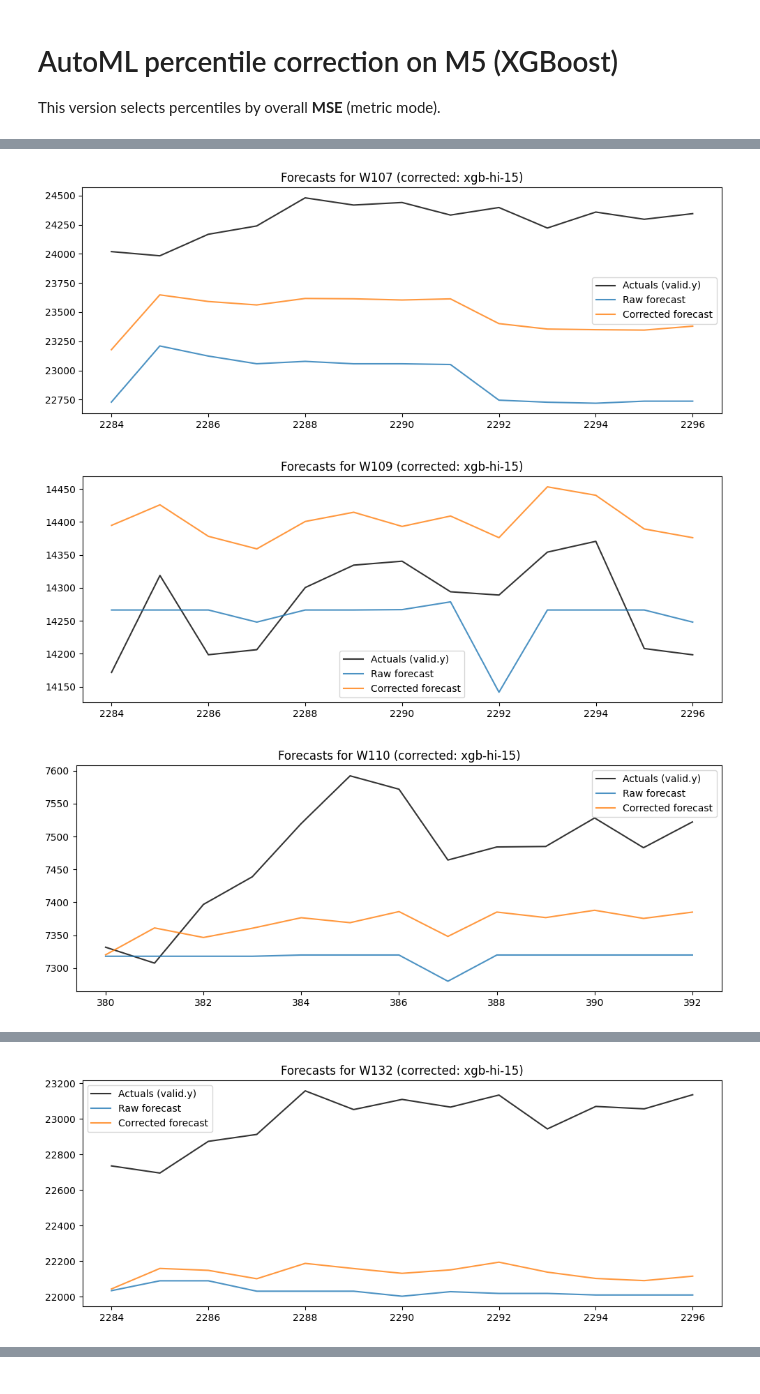
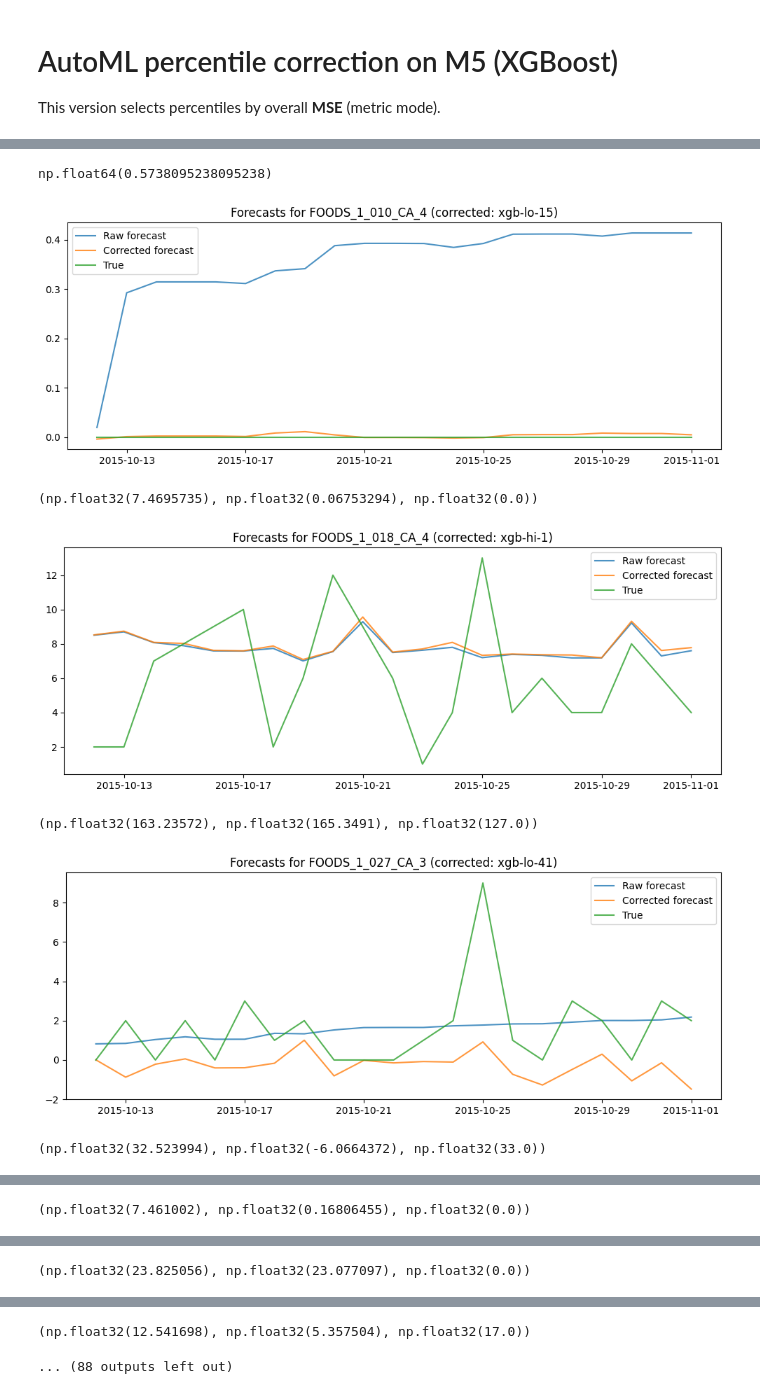
Before and after one commit to janrth/mlforecast, a Jupyter notebook: mlforecast/automl_percentile_correction_m5.ipynb, the cells around one changed output, grey strips where cells are left out. Saved outputs shown, nothing was run; the diff lists cells and outputs as text; code cells hidden in the pictures.

```diff
--- a/mlforecast/automl_percentile_correction_m5.ipynb
+++ b/mlforecast/automl_percentile_correction_m5.ipynb
@@ -6,25 +6,25 @@ This version selects percentiles by overall **MSE** (metric mode).
 import numpy as np
 import pandas as pd
 from scipy import stats
-from utilsforecast.losses import mse, rmse
-
 from datasetsforecast.m5 import M5
 from mlforecast.auto import xgboost_space
 import optuna
 
-def eval_metrics(valid_df: pd.DataFrame, preds_df: pd.DataFrame, model_col: str) -> dict:
-    merged = valid_df.merge(preds_df, on=['unique_id', 'ds'], how='inner')
-    err = merged[model_col] - merged['y']
+from utilsforecast.losses import rmse, mse, bias, mae
+
+def eval_metrics(valid_df, preds_df, model_col: str):
+    df = valid_df.merge(preds_df, on=["unique_id", "ds"], how="inner")
     return {
-        'rows': len(merged),
-        'rmse': float(np.sqrt(np.mean(np.square(err)))),
-        'mse': float(np.mean(np.square(err))),
-        'bias': float(np.mean(err)),
+        "rows": len(df),
+        "rmse": float(rmse(df, models=[model_col], id_col="unique_id", target_col="y")[model_col].mean()),
+        "mse": float(mse(df, models=[model_col], id_col="unique_id", target_col="y")[model_col].mean()),
+        "bias": float(bias(df, models=[model_col], id_col="unique_id", target_col="y")[model_col].mean()),
+        "mae": float(mae(df, models=[model_col], id_col="unique_id", target_col="y")[model_col].mean()),
     }
 
-def mse_loss(df, train_df):  # train_df is unused here
+def rmse_loss(df, train_df):  # train_df is unused here
     # df has columns: ['unique_id', 'ds', 'cutoff', 'y', 'model']
-    return mse(df, models=['model'], id_col='unique_id', target_col='y')['model'].mean()
+    return rmse(df, models=['model'], id_col='unique_id', target_col='y')['model'].mean()
 # %%
 data_dir = 'data'
 M5.download(data_dir)
@@ -33,14 +33,14 @@ df = Y_df.copy()
 df['ds'] = pd.to_datetime(df['ds'])
 
 # Optional: subsample ids for faster experiments
-MAX_IDS = 5000
+MAX_IDS = 50
 all_ids = df['unique_id'].unique()
 if MAX_IDS is not None and len(all_ids) > MAX_IDS:
     rng = np.random.default_rng(0)
     keep_ids = rng.choice(all_ids, size=MAX_IDS, replace=False)
     df = df[df['unique_id'].isin(keep_ids)].copy()
 
-h = 28
+h = 7
 season_length = 7
 
 # Percentile levels used for correction (customizable)
@@ -323,36 +489,49 @@ t = 0.006326560092236827 p = 0.9949523042838517
+# %%
+np.mean(share_correction)
+# %% [output]
+np.float64(0.5738095238095238)
 # %%
 import matplotlib.pyplot as plt
 
 name = "xgb"
 corr = auto_corr.percentile_correction_[name]
 corr_ids = list(corr["id_to_col"].keys())
 
 # raw predictions WITH the needed percentile columns
 raw_preds = auto_corr.models_[name].predict(
     h=h,
     level=corr["levels"],  # make sure percentile cols exist
 )
 
 # corrected predictions (auto_corr.predict applies correction)
 corr_preds = auto_corr.predict(h=h)
 
-for uid in corr_ids[0:10]:
+for uid in corr_ids[0:50]:
     raw_uid = raw_preds[raw_preds["unique_id"] == uid]
     corr_uid = corr_preds[corr_preds["unique_id"] == uid]
-    valid_uid = valid[valid["unique_id"] == uid]
+    test_uid = test_i[test_i["unique_id"] == uid]
+    # valid_uid = valid[valid["unique_id"] == uid]
 
-    if raw_uid.empty or corr_uid.empty or valid_uid.empty:
-        continue
+    #if raw_uid.empty or corr_uid.empty or valid_uid.empty:
+    #    continue
 
     plt.figure(figsize=(10, 4))
-    plt.plot(valid_uid["ds"], valid_uid["y"], label="Actuals (valid.y)", color="black", alpha=0.8)
+    # plt.plot(valid_uid["ds"], valid_uid["y"], label="Actuals (valid.y)", color="black", alpha=0.8)
     plt.plot(raw_uid["ds"], raw_uid[name], label="Raw forecast", alpha=0.8)
     plt.plot(corr_uid["ds"], corr_uid[name], label="Corrected forecast", alpha=0.8)
+    plt.plot(test_uid["ds"], test_uid['y'], label="True", alpha=0.8)
     plt.title(f"Forecasts for {uid} (corrected: {corr['id_to_col'][uid]})")
     plt.legend()
     plt.tight_layout()
     plt.show()
+    print((raw_uid[name].sum(),
+              corr_uid[name].sum(),
+              test_uid['y'].sum()
+              ))
 # %% [output]
-[figure, old version]
+[figure, new version]
+(np.float32(7.4695735), np.float32(0.06753294), np.float32(0.0))
-[figure, old version]
+[figure, new version]
+(np.float32(163.23572), np.float32(165.3491), np.float32(127.0))
-[figure, old version]
+[figure, new version]
+(np.float32(32.523994), np.float32(-6.0664372), np.float32(33.0))
@@ -359,0 +539 @@ for uid in corr_ids[0:10]:
+(np.float32(7.461002), np.float32(0.16806455), np.float32(0.0))
@@ -360,0 +541 @@ for uid in corr_ids[0:10]:
+(np.float32(23.825056), np.float32(23.077097), np.float32(0.0))
@@ -362 +542,0 @@ for uid in corr_ids[0:10]:
-[figure, removed]
@@ -365,0 +543,2 @@ for uid in corr_ids[0:10]:
+(np.float32(12.541698), np.float32(5.357504), np.float32(17.0))
+... (88 outputs left out)
```
Also changed, not shown: parts of 30 cells of this notebook, 1 other file.
